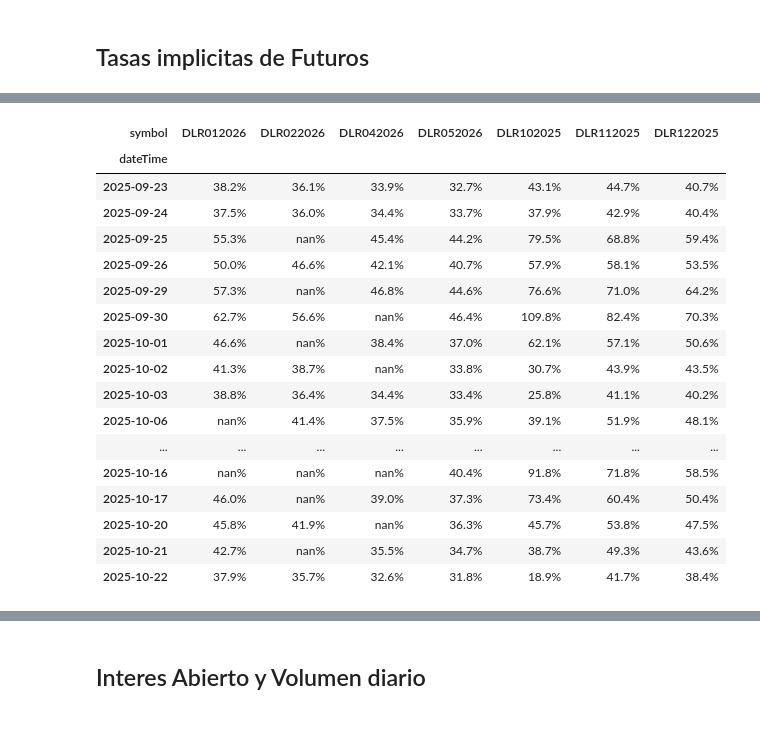
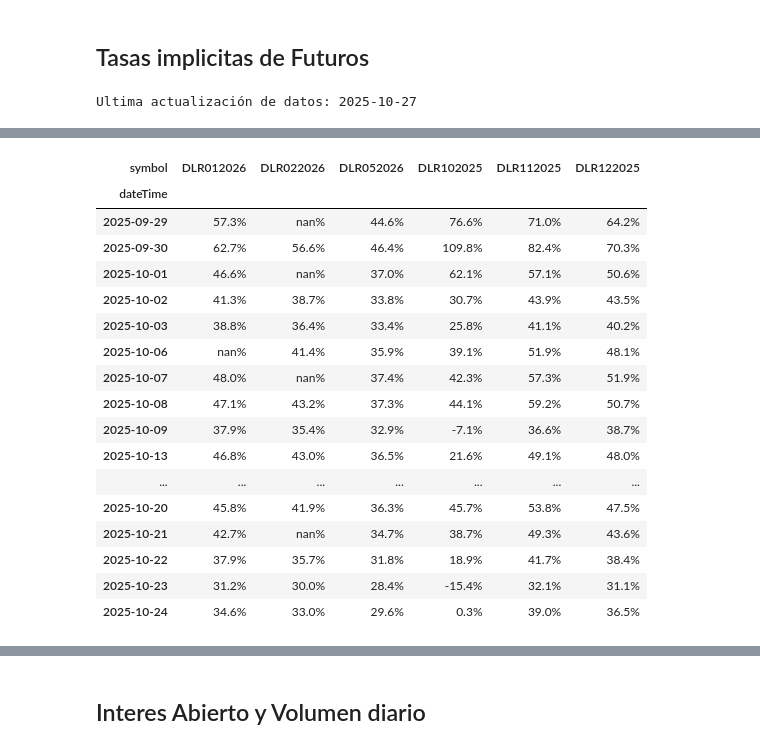
Before and after one commit to jdtluis/Reporte-Futuros_Tasas, a Jupyter notebook: index.ipynb, the cells around one changed output, grey strips where cells are left out. Saved outputs shown, nothing was run; the diff lists cells and outputs as text; code cells hidden in the pictures.

```diff
--- a/index.ipynb
+++ b/index.ipynb
@@ -10,13 +10,14 @@ from futures_rfx import *
 from bcra import *
 from IPython.display import display, HTML
 import plotly.io as pio
-pio.renderers.default = 'notebook_connected'
+#pio.renderers.default = 'notebook_connected'
 
 end = date.today()
 start = end - timedelta(days=30)
 
 df = get_futures(start,end)
 TAMAR_SERIE = get_tamar_serie(start, end ,id_variable=44)
+bills = get_bills_rates()
 rates = get_implied_rates(df)
 
 volume = df.pivot(index='dateTime',columns='symbol',values=['volume'])
@@ -24,6 +25,10 @@ volume.columns = volume.columns.droplevel(0)  # Drop the top level of the MultiI
 
 openInterest = df.pivot(index='dateTime',columns='symbol',values=['openInterest'])
 openInterest.columns = openInterest.columns.droplevel(0)  # Drop the top level of the MultiIndex
+last_run = date.today().strftime('%Y-%m-%d')
+print('Ultima actualización de datos:', last_run)
+# %% [output]
+Ultima actualización de datos: 2025-10-27
 # %%
 # Plot limits
 last_futures_close = get_last_futures_close_fx_limits(df)
@@ -39,5 +44,6 @@ rates_display = rates_display.format("{:.1%}")
 display(HTML(rates_display.to_html().replace('<table',
                                 '<table style="font-size:10px"')))
 
-plot_tamar_serie_plotly(TAMAR_SERIE)
+plot_tamar_serie_plotly(TAMAR_SERIE/100)
+plot_tamar_serie_plotly(bills[['expiration_date', 'tna']].set_index('expiration_date'), 'TNA Letras del Tesoro a Tasa Fija', 'Fecha de vencimiento', 'TNA %')
 # %% [output]
@@ -46,18 +50,18 @@ plot_tamar_serie_plotly(TAMAR_SERIE)
-| symbol | DLR012026 | DLR022026 | DLR042026 | DLR052026 | DLR102025 | DLR112025 | DLR122025 |
-| dateTime |  |  |  |  |  |  |  |
-| 2025-09-23 | 38.2% | 36.1% | 33.9% | 32.7% | 43.1% | 44.7% | 40.7% |
-| 2025-09-24 | 37.5% | 36.0% | 34.4% | 33.7% | 37.9% | 42.9% | 40.4% |
-| 2025-09-25 | 55.3% | nan% | 45.4% | 44.2% | 79.5% | 68.8% | 59.4% |
-| 2025-09-26 | 50.0% | 46.6% | 42.1% | 40.7% | 57.9% | 58.1% | 53.5% |
-| 2025-09-29 | 57.3% | nan% | 46.8% | 44.6% | 76.6% | 71.0% | 64.2% |
-| 2025-09-30 | 62.7% | 56.6% | nan% | 46.4% | 109.8% | 82.4% | 70.3% |
-| 2025-10-01 | 46.6% | nan% | 38.4% | 37.0% | 62.1% | 57.1% | 50.6% |
-| 2025-10-02 | 41.3% | 38.7% | nan% | 33.8% | 30.7% | 43.9% | 43.5% |
-| 2025-10-03 | 38.8% | 36.4% | 34.4% | 33.4% | 25.8% | 41.1% | 40.2% |
-| 2025-10-06 | nan% | 41.4% | 37.5% | 35.9% | 39.1% | 51.9% | 48.1% |
-| ... | ... | ... | ... | ... | ... | ... | ... |
-| 2025-10-16 | nan% | nan% | nan% | 40.4% | 91.8% | 71.8% | 58.5% |
-| 2025-10-17 | 46.0% | nan% | 39.0% | 37.3% | 73.4% | 60.4% | 50.4% |
-| 2025-10-20 | 45.8% | 41.9% | nan% | 36.3% | 45.7% | 53.8% | 47.5% |
-| 2025-10-21 | 42.7% | nan% | 35.5% | 34.7% | 38.7% | 49.3% | 43.6% |
-| 2025-10-22 | 37.9% | 35.7% | 32.6% | 31.8% | 18.9% | 41.7% | 38.4% |
+| symbol | DLR012026 | DLR022026 | DLR052026 | DLR102025 | DLR112025 | DLR122025 |
+| dateTime |  |  |  |  |  |  |
+| 2025-09-29 | 57.3% | nan% | 44.6% | 76.6% | 71.0% | 64.2% |
+| 2025-09-30 | 62.7% | 56.6% | 46.4% | 109.8% | 82.4% | 70.3% |
+| 2025-10-01 | 46.6% | nan% | 37.0% | 62.1% | 57.1% | 50.6% |
+| 2025-10-02 | 41.3% | 38.7% | 33.8% | 30.7% | 43.9% | 43.5% |
+| 2025-10-03 | 38.8% | 36.4% | 33.4% | 25.8% | 41.1% | 40.2% |
+| 2025-10-06 | nan% | 41.4% | 35.9% | 39.1% | 51.9% | 48.1% |
+| 2025-10-07 | 48.0% | nan% | 37.4% | 42.3% | 57.3% | 51.9% |
+| 2025-10-08 | 47.1% | 43.2% | 37.3% | 44.1% | 59.2% | 50.7% |
+| 2025-10-09 | 37.9% | 35.4% | 32.9% | -7.1% | 36.6% | 38.7% |
+| 2025-10-13 | 46.8% | 43.0% | 36.5% | 21.6% | 49.1% | 48.0% |
+| ... | ... | ... | ... | ... | ... | ... |
+| 2025-10-20 | 45.8% | 41.9% | 36.3% | 45.7% | 53.8% | 47.5% |
+| 2025-10-21 | 42.7% | nan% | 34.7% | 38.7% | 49.3% | 43.6% |
+| 2025-10-22 | 37.9% | 35.7% | 31.8% | 18.9% | 41.7% | 38.4% |
+| 2025-10-23 | 31.2% | 30.0% | 28.4% | -15.4% | 32.1% | 31.1% |
+| 2025-10-24 | 34.6% | 33.0% | 29.6% | 0.3% | 39.0% | 36.5% |
```
Also changed, not shown: parts of 3 cells of this notebook, 4 other files.
